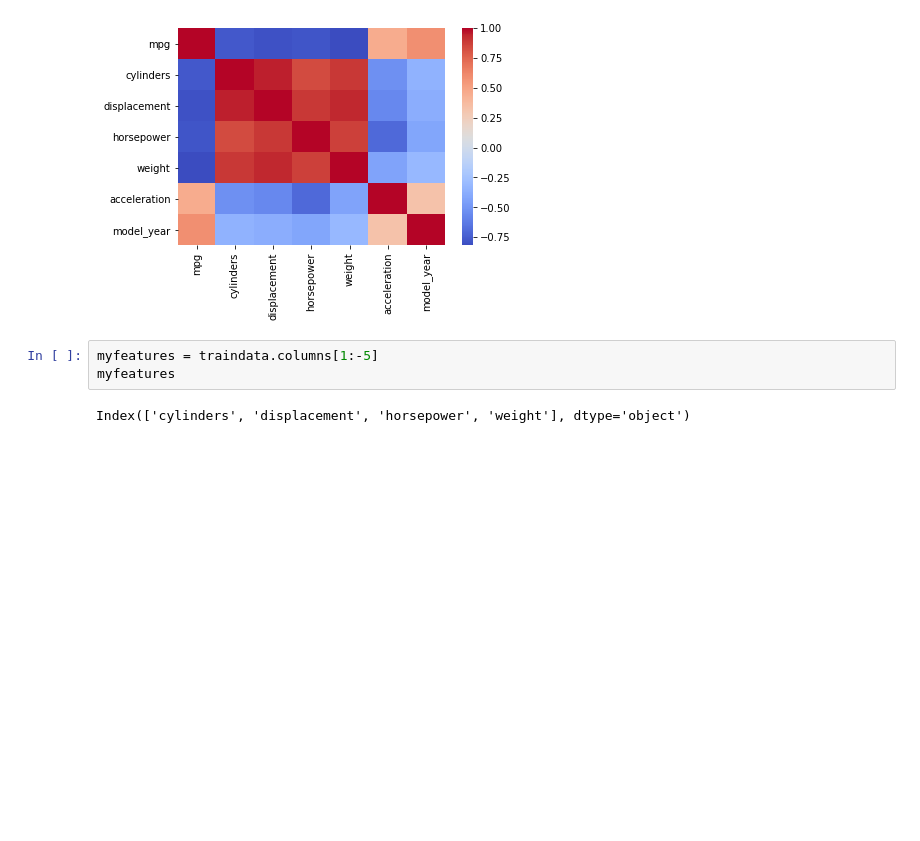
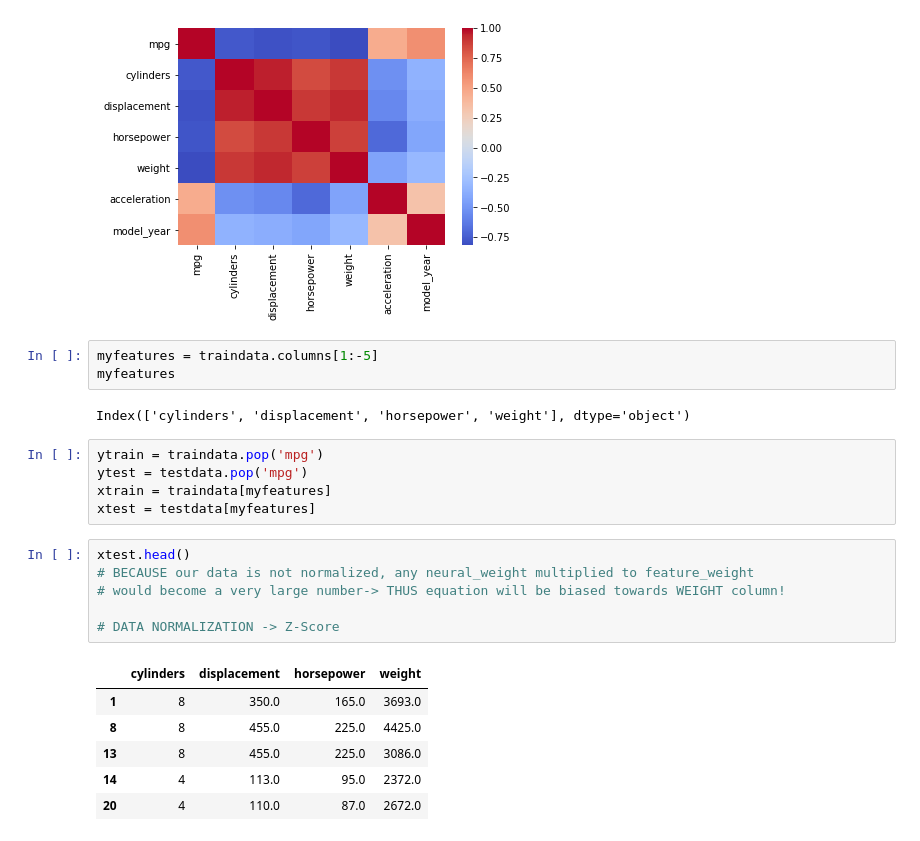
Before and after one commit to a-forty-two/cylons, a Jupyter notebook: 07_Deep_Regression.ipynb, the cells around one changed output. Cells and saved outputs as stored; diff of their text form; blank space fills up the shorter version.

```diff
--- a/07_Deep_Regression.ipynb
+++ b/07_Deep_Regression.ipynb
@@ -236,3 +236,21 @@ myfeatures = traindata.columns[1:-5]
 myfeatures
 # %% [output]
 Index(['cylinders', 'displacement', 'horsepower', 'weight'], dtype='object')
+# %%
+ytrain = traindata.pop('mpg')
+ytest = testdata.pop('mpg')
+xtrain = traindata[myfeatures]
+xtest = testdata[myfeatures]
+# %%
+xtest.head()
+# BECAUSE our data is not normalized, any neural_weight multiplied to feature_weight
+# would become a very large number-> THUS equation will be biased towards WEIGHT column!
+
+# DATA NORMALIZATION -> Z-Score
+# %% [output]
+|  | cylinders | displacement | horsepower | weight |
+| 1 | 8 | 350.0 | 165.0 | 3693.0 |
+| 8 | 8 | 455.0 | 225.0 | 4425.0 |
+| 13 | 8 | 455.0 | 225.0 | 3086.0 |
+| 14 | 4 | 113.0 | 95.0 | 2372.0 |
+| 20 | 4 | 110.0 | 87.0 | 2672.0 |
```
Also changed, not shown: parts of 2 cells of this notebook.
